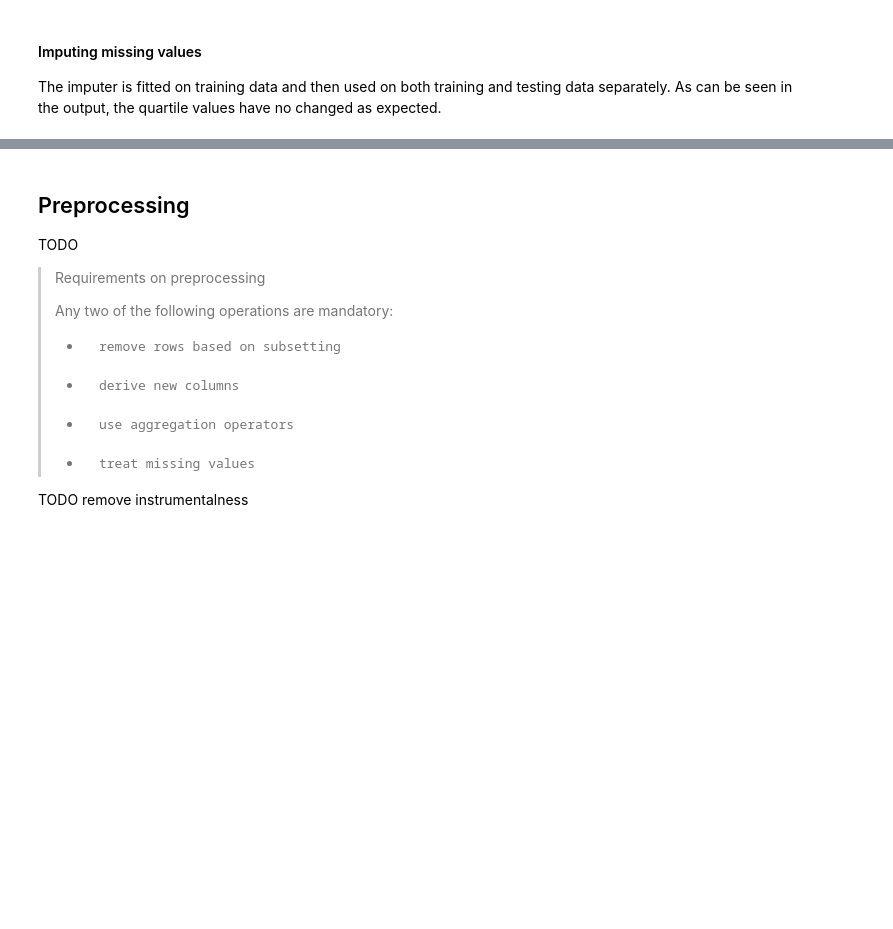
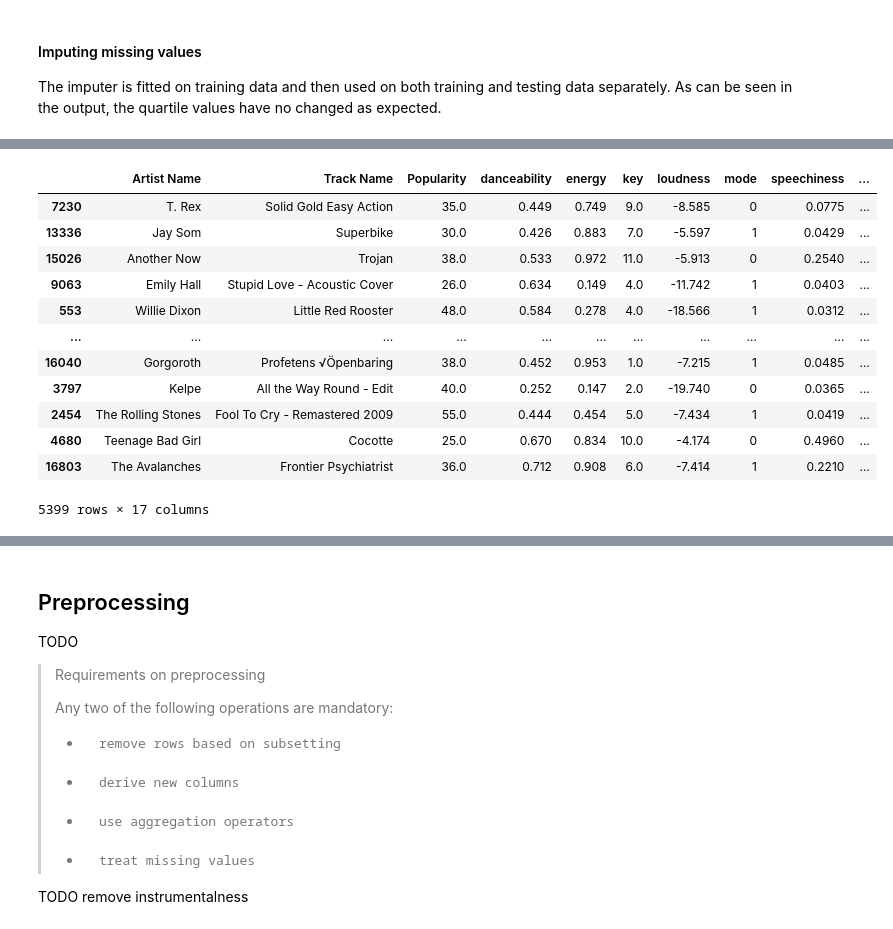
Before and after one commit to vitekzach/4iz565-music-genre-classification, a Jupyter notebook: music_genre_classification.ipynb, the cells around one changed output, grey strips where cells are left out. Saved outputs shown, nothing was run; the diff lists cells and outputs as text; code cells hidden in the pictures; blank space fills up the shorter version.

```diff
--- a/music_genre_classification.ipynb
+++ b/music_genre_classification.ipynb
@@ -601,0 +585,16 @@ yhat = model.predict(X)
+# %%
+X_test
+# %% [output]
+|  | Artist Name | Track Name | Popularity | danceability | energy | key | loudness | mode | speechiness | ... |
+| 7230 | T. Rex | Solid Gold Easy Action | 35.0 | 0.449 | 0.749 | 9.0 | -8.585 | 0 | 0.0775 | ... |
+| 13336 | Jay Som | Superbike | 30.0 | 0.426 | 0.883 | 7.0 | -5.597 | 1 | 0.0429 | ... |
+| 15026 | Another Now | Trojan | 38.0 | 0.533 | 0.972 | 11.0 | -5.913 | 0 | 0.2540 | ... |
+| 9063 | Emily Hall | Stupid Love - Acoustic Cover | 26.0 | 0.634 | 0.149 | 4.0 | -11.742 | 1 | 0.0403 | ... |
+| 553 | Willie Dixon | Little Red Rooster | 48.0 | 0.584 | 0.278 | 4.0 | -18.566 | 1 | 0.0312 | ... |
+| ... | ... | ... | ... | ... | ... | ... | ... | ... | ... | ... |
+| 16040 | Gorgoroth | Profetens √Öpenbaring | 38.0 | 0.452 | 0.953 | 1.0 | -7.215 | 1 | 0.0485 | ... |
+| 3797 | Kelpe | All the Way Round - Edit | 40.0 | 0.252 | 0.147 | 2.0 | -19.740 | 0 | 0.0365 | ... |
+| 2454 | The Rolling Stones | Fool To Cry - Remastered 2009 | 55.0 | 0.444 | 0.454 | 5.0 | -7.434 | 1 | 0.0419 | ... |
+| 4680 | Teenage Bad Girl | Cocotte | 25.0 | 0.670 | 0.834 | 10.0 | -4.174 | 0 | 0.4960 | ... |
+| 16803 | The Avalanches | Frontier Psychiatrist | 36.0 | 0.712 | 0.908 | 6.0 | -7.414 | 1 | 0.2210 | ... |
+5399 rows × 17 columns
```
Also changed, not shown: parts of 67 cells of this notebook.
